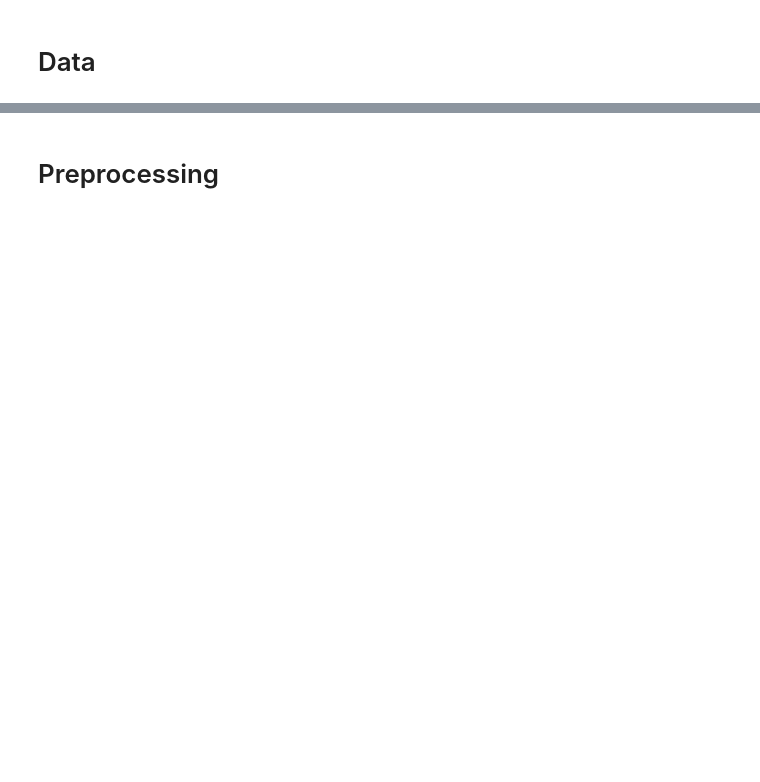
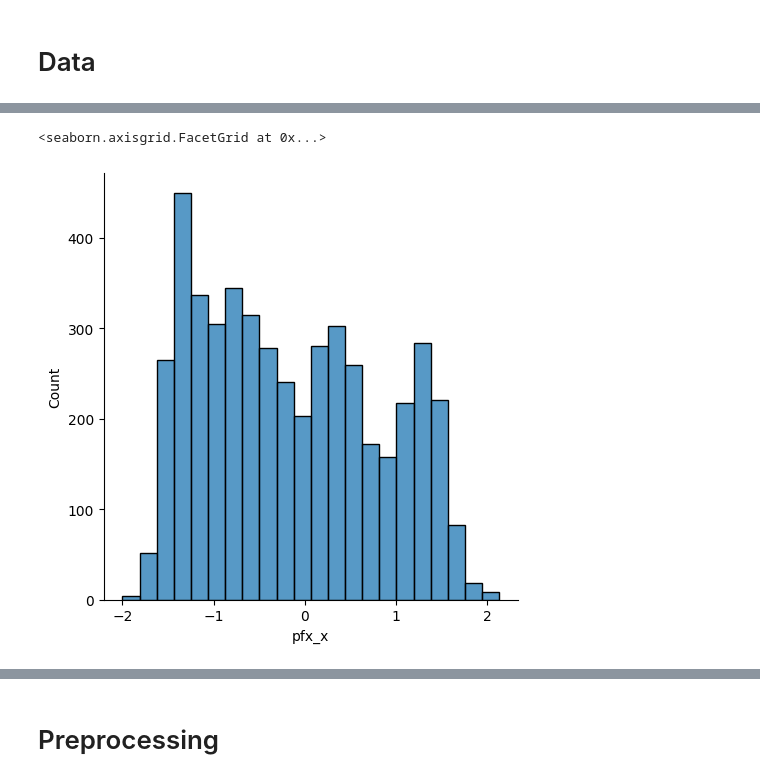
Before and after one commit to aenfield/mlb_ml, a Jupyter notebook: MLBMLExploratory.ipynb, the cells around one changed output, grey strips where cells are left out. Drawn from its saved outputs; the diff is of its cells as text; code cells hidden in the pictures; blank space fills up the shorter version.

```diff
--- a/MLBMLExploratory.ipynb
+++ b/MLBMLExploratory.ipynb
@@ -99,0 +132,5 @@ Name: count, dtype: int64
+# %%
+sns.displot(d['pfx_x'])
+# %% [output]
+<seaborn.axisgrid.FacetGrid at 0x...>
+[figure, added]
```
Also changed, not shown: parts of 28 cells of this notebook, 2 other files.
